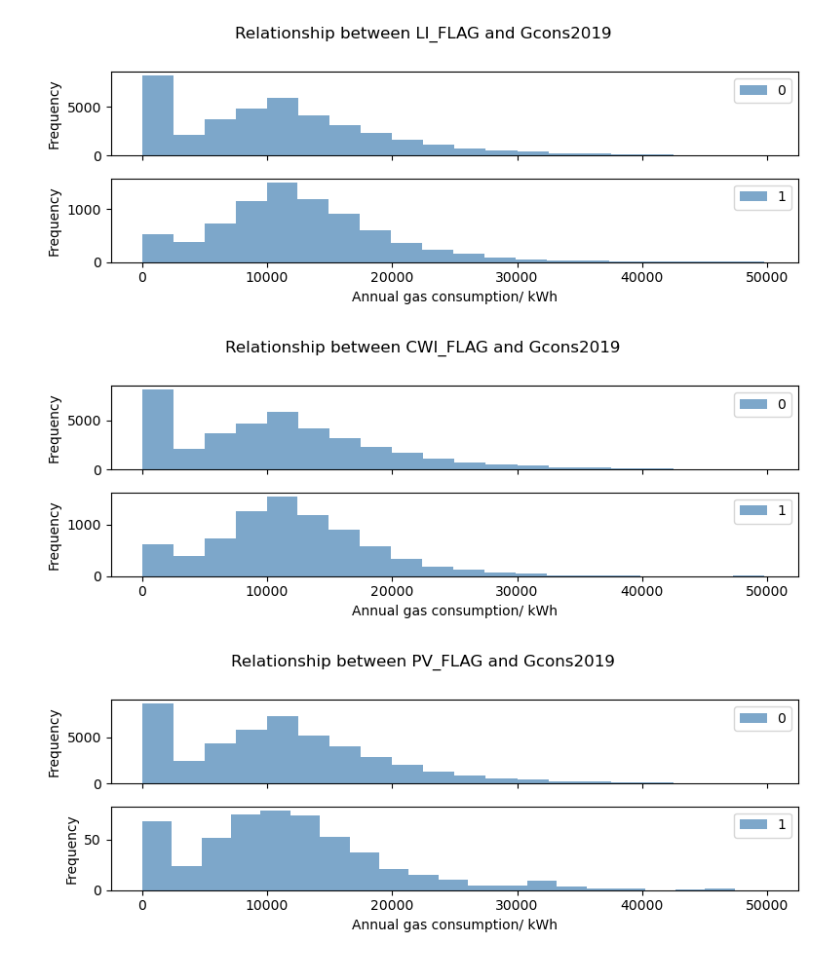
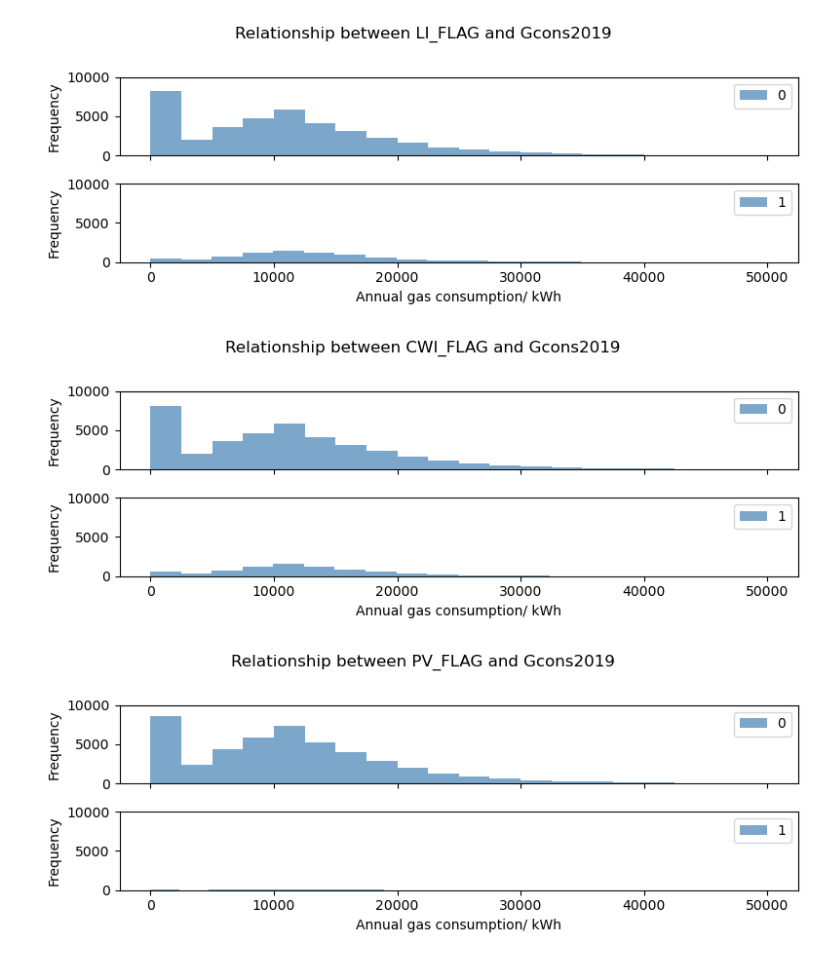
Before and after one commit to gordenleee/QM_Group_Work, a Jupyter notebook: Appropriate plots to illustrate the relationship between key fields/gcons relationship.ipynb, the cells around one changed output. Drawn from its saved outputs; the diff is of its cells as text; code cells hidden in the pictures.

```diff
--- a/Appropriate plots to illustrate the relationship between key fields/gcons relationship.ipynb
+++ b/Appropriate plots to illustrate the relationship between key fields/gcons relationship.ipynb
@@ -126,6 +138,9 @@ for imd_band, ax in zip(imd_bands, axes):
     subset = data[data['IMD_BAND_ENG'] == imd_band]
     subset['Gcons2019'].plot(kind='hist', bins=20, color='steelblue', alpha=0.7, ax=ax, label=imd_band)
 
+    # Set y-axis range for each subplot
+    ax.set_ylim(0, 3000)
+
     ax.legend()  # add legends for the small figures
 
 # set the title and axis labels
@@ -153,6 +168,9 @@ for region, ax in zip(regions, axes):
     subset = data[data['REGION'] == region]
     subset['Gcons2019'].plot(kind='hist', bins=20, color='steelblue', alpha=0.7, ax=ax, label=region)
 
+    # Set y-axis range for each subplot
+    ax.set_ylim(0, 2000)
+
     ax.legend()  # add legends for the small figures
 
 # set the title and axis labels
@@ -180,6 +198,9 @@ for li_flag, ax in zip(li_flags, axes):
     subset = data[data['LI_FLAG'] == li_flag]
     subset['Gcons2019'].plot(kind='hist', bins=20, color='steelblue', alpha=0.7, ax=ax, label=li_flag)
 
+    # Set y-axis range for each subplot
+    ax.set_ylim(0, 10000)
+
     ax.legend()  # add legends for the small figures
 
 # set the title and axis labels
@@ -191,7 +212,7 @@ plt.ylabel("Frequency")
 plt.tight_layout()
 plt.show()
 # %% [output]
-[figure, old version]
+[figure, new version]
 # %%
 # select CWI_FLAG
 cwi_flags = data['CWI_FLAG'].unique()
@@ -207,6 +228,9 @@ for cwi_flag, ax in zip(cwi_flags, axes):
     subset = data[data['CWI_FLAG'] == cwi_flag]
     subset['Gcons2019'].plot(kind='hist', bins=20, color='steelblue', alpha=0.7, ax=ax, label=cwi_flag)
 
+    # Set y-axis range for each subplot
+    ax.set_ylim(0, 10000)
+
     ax.legend()  # add legends for the small figures
 
 # set the title and axis labels
@@ -218,34 +242,37 @@ plt.ylabel("Frequency")
 plt.tight_layout()
 plt.show()
 # %% [output]
-[figure, old version]
+[figure, new version]
 # %%
 # select PV_FLAG
 pv_flags = data['PV_FLAG'].unique()
 
 # Sort PV_FLAG
 pv_flags = sorted(pv_flags)
 
 # create plot
 fig, axes = plt.subplots(nrows=len(pv_flags), ncols=1, figsize=(8, 3), sharex=True)
 
 # histograms
 for pv_flag, ax in zip(pv_flags, axes):
     subset = data[data['PV_FLAG'] == pv_flag]
     subset['Gcons2019'].plot(kind='hist', bins=20, color='steelblue', alpha=0.7, ax=ax, label=pv_flag)
 
+    # Set y-axis range for each subplot
+    ax.set_ylim(0, 10000)
+
     ax.legend()  # add legends for the small figures
 
 # set the title and axis labels
 plt.suptitle("Relationship between PV_FLAG and Gcons2019", y=1)
 plt.xlabel("Annual gas consumption/ kWh")
 plt.ylabel("Frequency")
 
 # adjust the layout
 plt.tight_layout()
 plt.show()
 # %% [output]
-[figure, old version]
+[figure, new version]
 # %%
 # select MAIN_HEAT_FUEL
 main_heat_fuels = data['MAIN_HEAT_FUEL'].unique()
```
Also changed, not shown: parts of 15 cells of this notebook.
